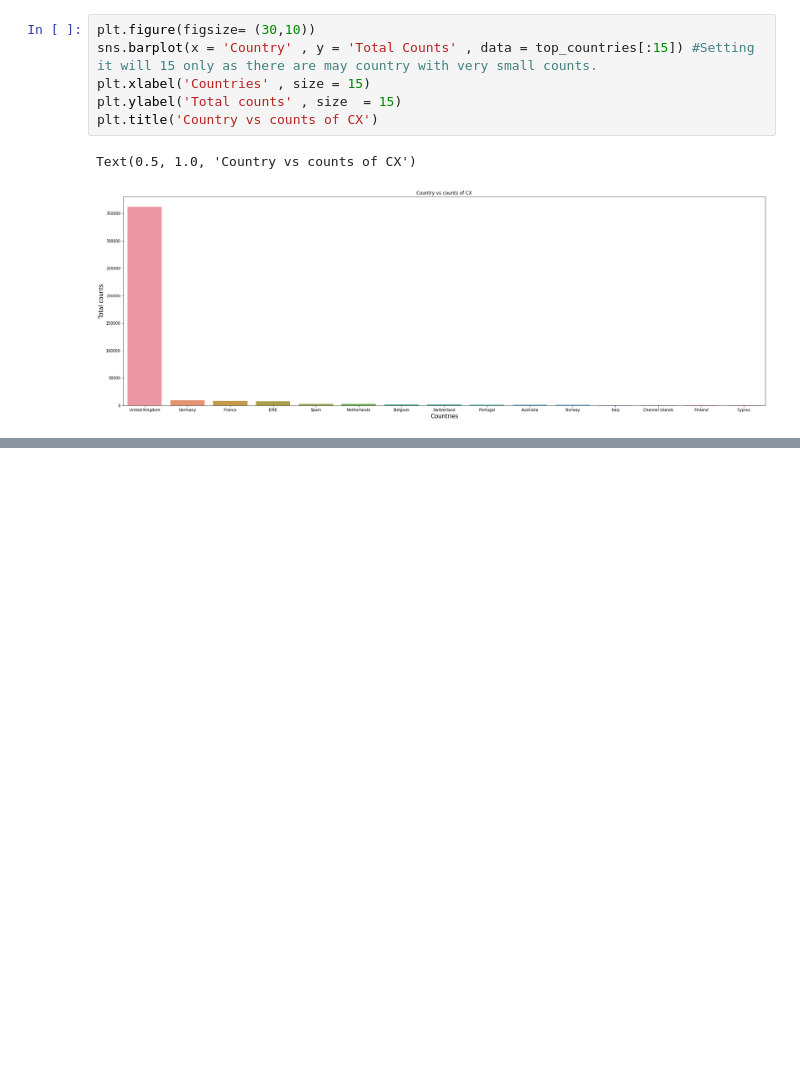
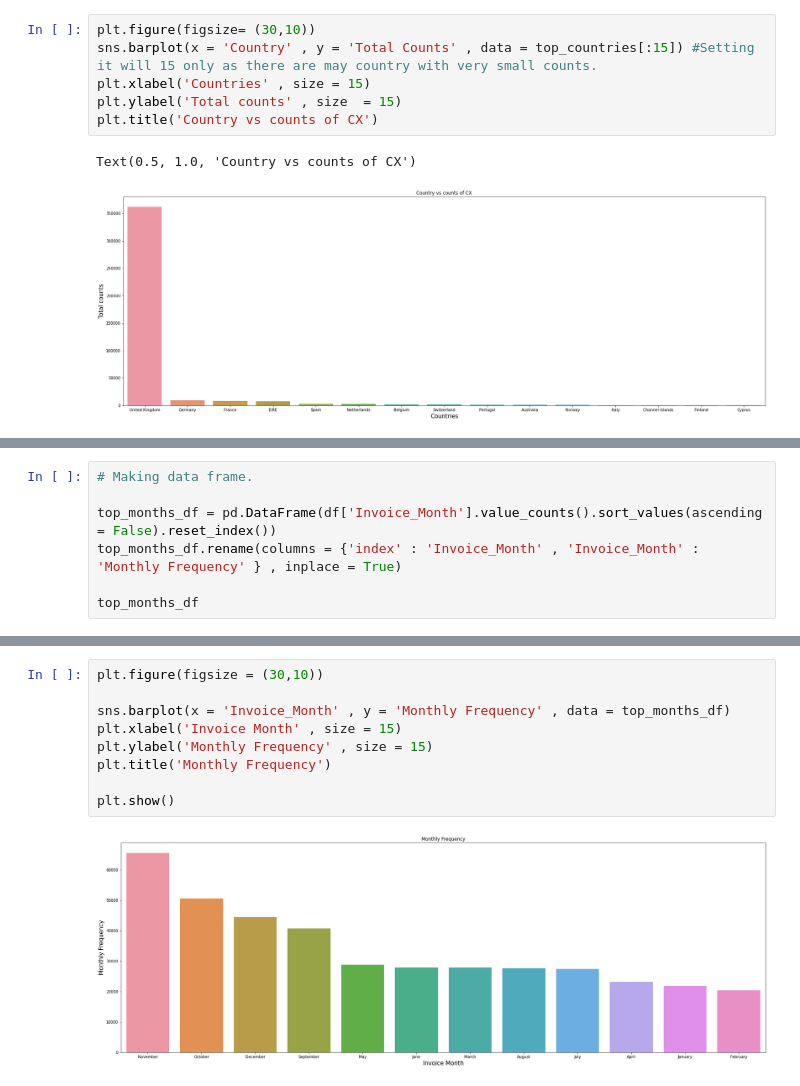
Before and after one commit to akashkivani/almabetter-Online-Retail-Customer-Segmentation-Project, a Jupyter notebook: Online_Retail_Customer_Segmentation_Capstone_Project_4.ipynb, the cells around one changed output, grey strips where cells are left out. Drawn from its saved outputs; the diff is of its cells as text; blank space fills up the shorter version.

```diff
--- a/Online_Retail_Customer_Segmentation_Capstone_Project_4.ipynb
+++ b/Online_Retail_Customer_Segmentation_Capstone_Project_4.ipynb
@@ -266,0 +290,7 @@ Text(0.5, 1.0, 'Country vs counts of CX')
+# %%
+# Making data frame.
+
+top_months_df = pd.DataFrame(df['Invoice_Month'].value_counts().sort_values(ascending = False).reset_index())
+top_months_df.rename(columns = {'index' : 'Invoice_Month' , 'Invoice_Month' : 'Monthly Frequency' } , inplace = True)
+
+top_months_df
@@ -266,0 +311,11 @@ Text(0.5, 1.0, 'Country vs counts of CX')
+# %%
+plt.figure(figsize = (30,10))
+
+sns.barplot(x = 'Invoice_Month' , y = 'Monthly Frequency' , data = top_months_df)
+plt.xlabel('Invoice Month' , size = 15)
+plt.ylabel('Monthly Frequency' , size = 15)
+plt.title('Monthly Frequency')
+
+plt.show()
+# %% [output]
+[figure, added]
```
Also changed, not shown: parts of 10 cells of this notebook.
